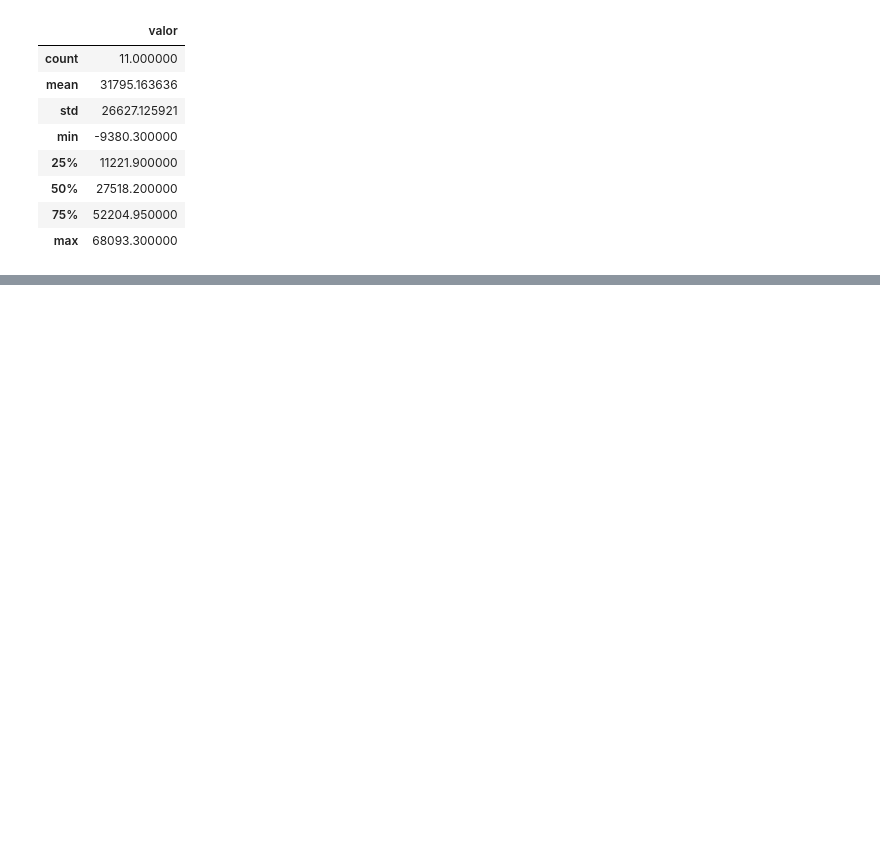
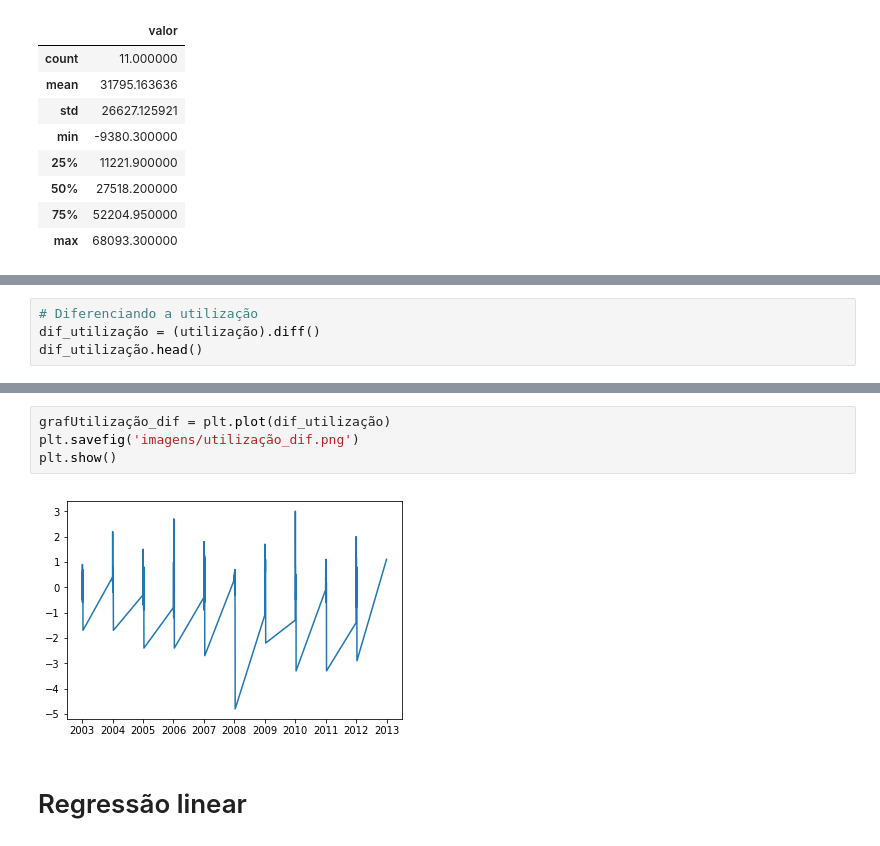
Before and after one commit to brunokolecza/investimento, a Jupyter notebook: Investimento.ipynb, the cells around one changed output, grey strips where cells are left out. Saved outputs shown, nothing was run; the diff lists cells and outputs as text; blank space fills up the shorter version.

```diff
--- a/Investimento.ipynb
+++ b/Investimento.ipynb
@@ -73,0 +127,4 @@ investimento.describe()
+# %%
+# Diferenciando a utilização
+dif_utilização = (utilização).diff()
+dif_utilização.head()
@@ -73,0 +139,8 @@ investimento.describe()
+# %%
+grafUtilização_dif = plt.plot(dif_utilização)
+plt.savefig('imagens/utilização_dif.png')
+plt.show()
+# %% [output]
+[figure, added]
+# %% [markdown]
+# Regressão linear
```
Also changed, not shown: parts of 13 cells of this notebook.
